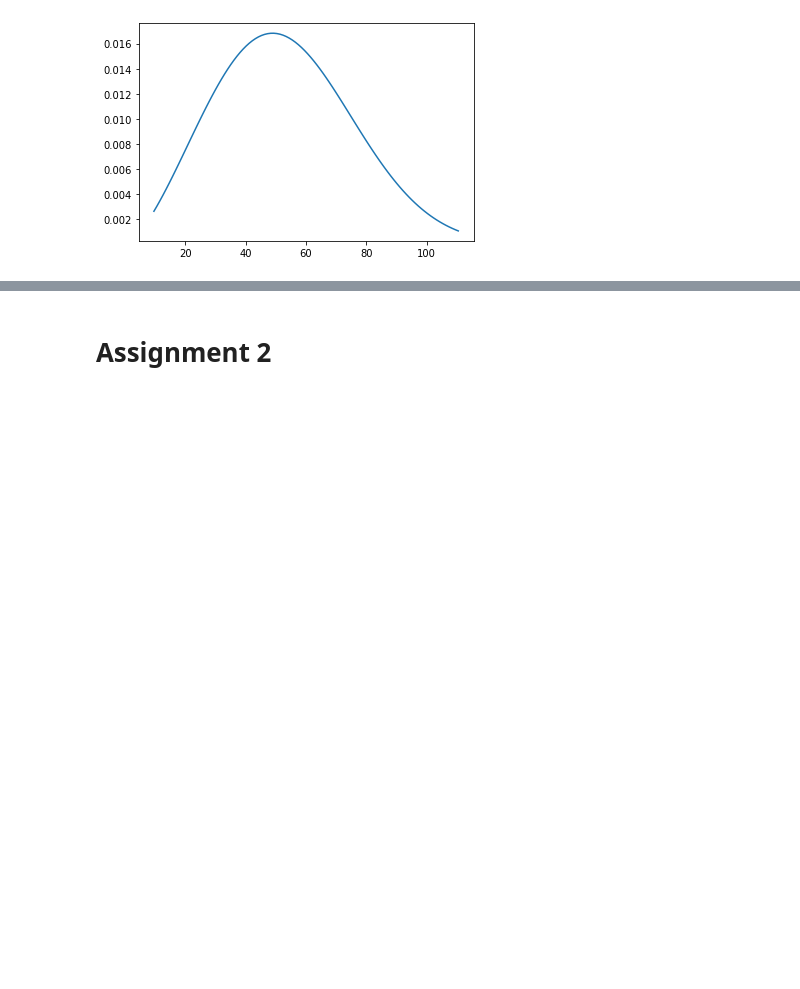
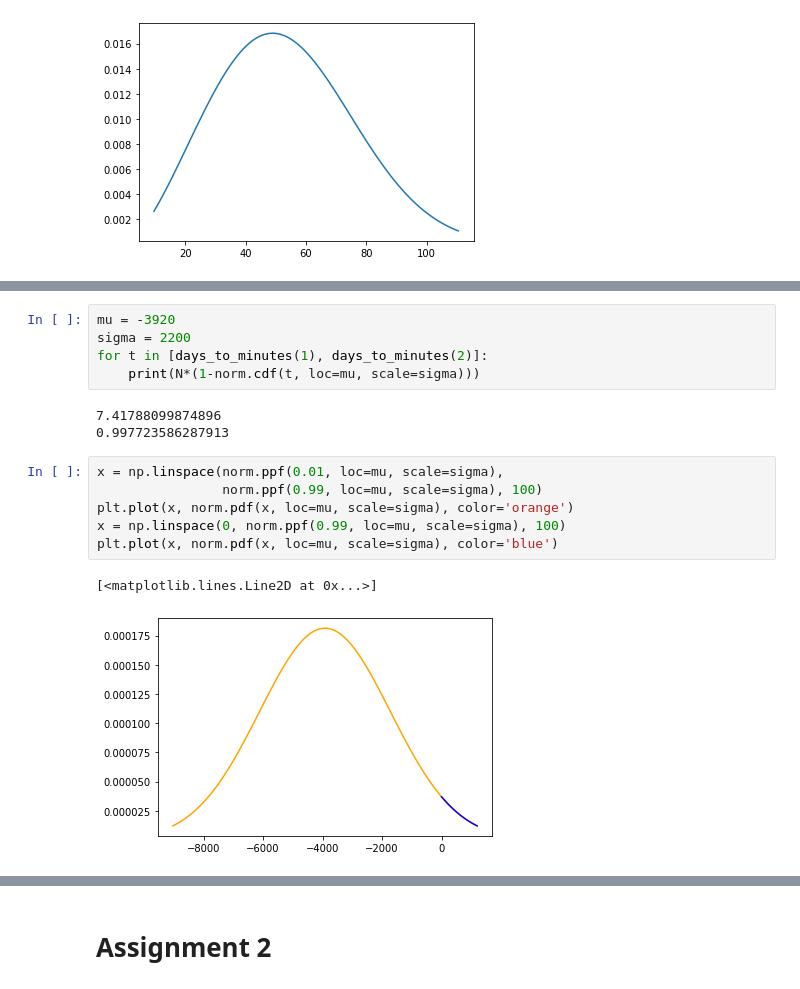
Before and after one commit to AdrianUrbanski/ADM, a Jupyter notebook: lista1.ipynb, the cells around one changed output, grey strips where cells are left out. Cells and saved outputs as stored; diff of their text form; blank space fills up the shorter version.

```diff
--- a/lista1.ipynb
+++ b/lista1.ipynb
@@ -129,0 +141,17 @@ plt.plot(x, W.pdf(x, c, scale=60))
+# %%
+mu = -3920
+sigma = 2200
+for t in [days_to_minutes(1), days_to_minutes(2)]:
+    print(N*(1-norm.cdf(t, loc=mu, scale=sigma)))
+# %% [output]
+7.41788099874896
+0.997723586287913
+# %%
+x = np.linspace(norm.ppf(0.01, loc=mu, scale=sigma),
+                norm.ppf(0.99, loc=mu, scale=sigma), 100)
+plt.plot(x, norm.pdf(x, loc=mu, scale=sigma), color='orange')
+x = np.linspace(0, norm.ppf(0.99, loc=mu, scale=sigma), 100)
+plt.plot(x, norm.pdf(x, loc=mu, scale=sigma), color='blue')
+# %% [output]
+[<matplotlib.lines.Line2D at 0x...>]
+[figure, added]
```
Also changed, not shown: parts of 11 cells of this notebook.
